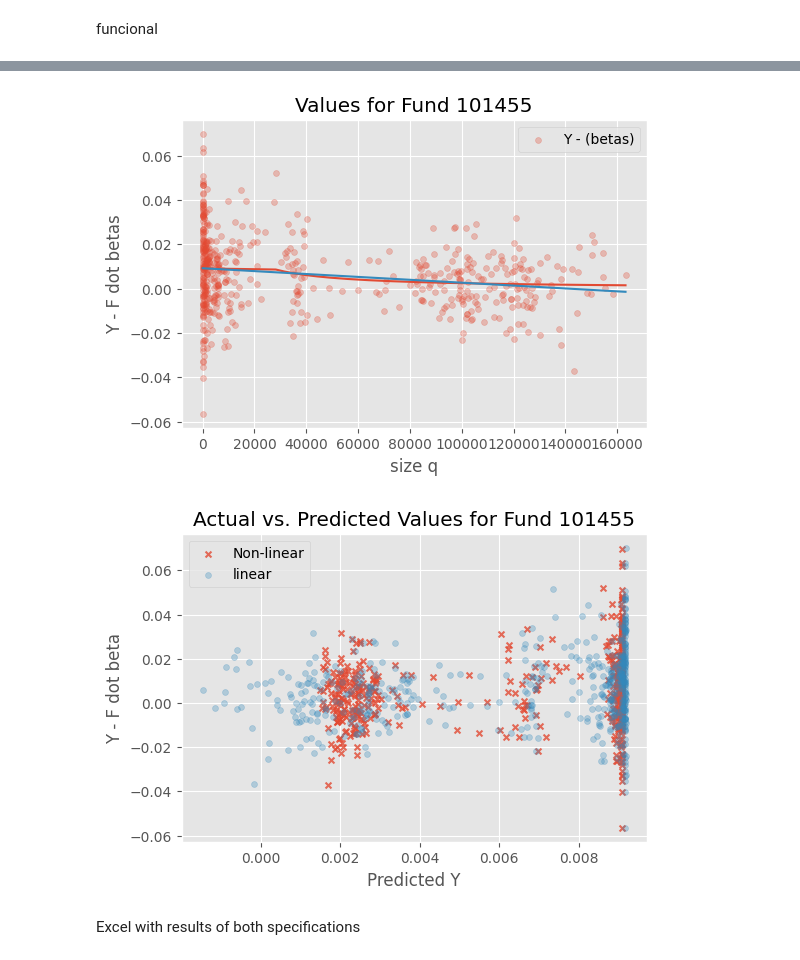
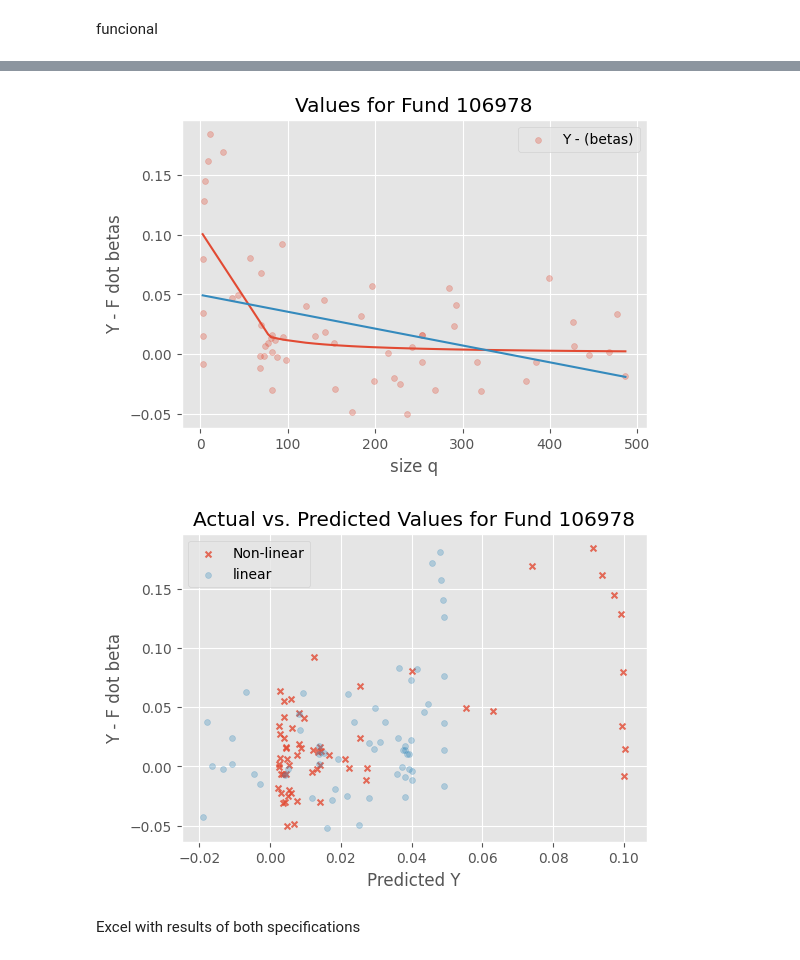
Before and after one commit to DavidSandovalRodriguez/Fund-Kink-Smoothing, a Jupyter notebook: WorkingNotebook.ipynb, the cells around one changed output, grey strips where cells are left out. Saved outputs shown, nothing was run; the diff lists cells and outputs as text; code cells hidden in the pictures.

```diff
--- a/WorkingNotebook.ipynb
+++ b/WorkingNotebook.ipynb
@@ -167,6 +167,8 @@ def residuals(theta, q, y, F, h):
     alpha_hat = alpha_smooth_gauss(a, b, K, q, h)
     y_hat     = alpha_hat + F.dot(betas)
     return y_hat - y
+# %%
+h_param = 0.001
 # %% [markdown]
 estimating wrappers
 # %%
@@ -290,7 +292,7 @@ def estimate_all_funds_guess(df, h=0.01, lin_map=None):
 
     return pd.DataFrame(results)
 # %%
-estimates = estimate_all_funds(df, h=0.0000001)
+estimates = estimate_all_funds(df, h=h_param)
 # %%
 estimates
 # %% [output]
@@ -497,7 +499,7 @@ def plot_fit_fund_li_nolin_subsBeta(fundID):
 
     y_subsl = y - F.dot(beta_hatl).flatten()
 
-    h = 0.01
+    h = h_param
 
     y_hat_nl_subs = alpha_smooth_gauss(a_hat, b_hat, k_hat, q, h)
 
@@ -532,10 +534,10 @@ def plot_fit_fund_li_nolin_subsBeta(fundID):
 
     plt.show()
 # %%
-plot_fit_fund_li_nolin_subsBeta(101455)
+plot_fit_fund_li_nolin_subsBeta(106978)
 # %% [output]
-[figure, old version]
+[figure, new version]
-[figure, old version]
+[figure, new version]
 # %% [markdown]
 Excel with results of both specifications
 # %%
```
Also changed, not shown: parts of 44 cells of this notebook, 5 other files.
